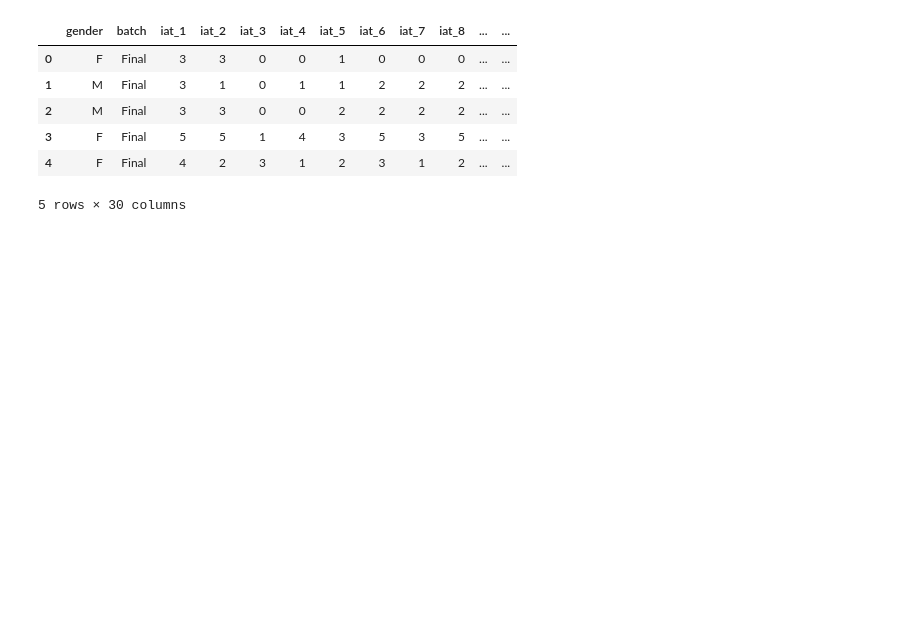
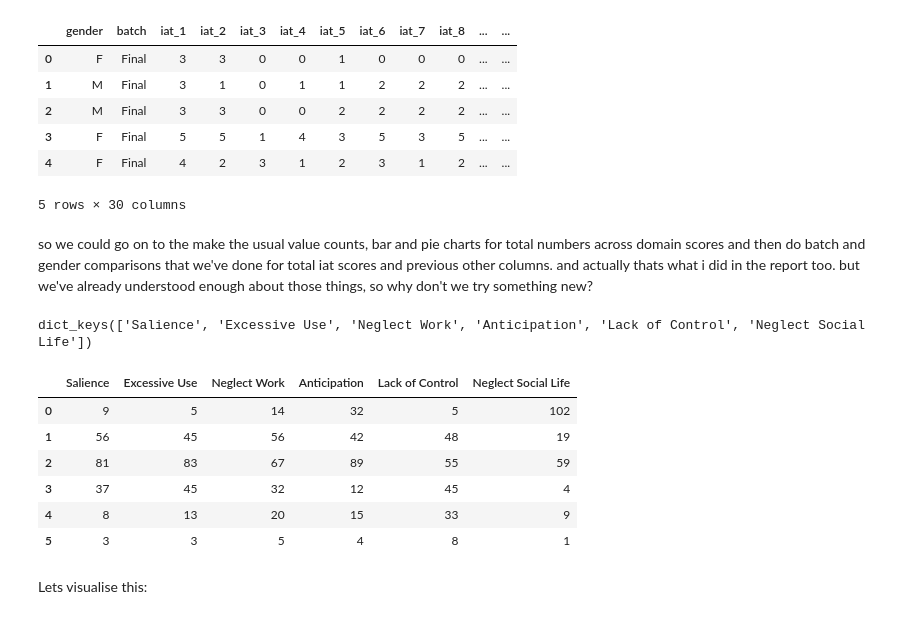
Before and after one commit to akankshazc/sts_iad, a Jupyter notebook: 3_iat.ipynb, the cells around one changed output. Saved outputs shown, nothing was run; the diff lists cells and outputs as text; code cells hidden in the pictures; blank space fills up the shorter version.

Commit message:
Add analysis for IAT domain scores across domains and batches

```diff
--- a/3_iat.ipynb
+++ b/3_iat.ipynb
@@ -215,0 +216,22 @@ label_dict = {}
+# %% [markdown]
+so we could go on to the make the usual value counts, bar and pie charts for total numbers across domain scores and then do batch and gender comparisons that we've done for total iat scores and previous other columns. and actually thats what i did in the report too. but we've already understood enough about those things, so why don't we try something new?
+# %%
+domains = domain_dict.keys()
+domains
+# %% [output]
+dict_keys(['Salience', 'Excessive Use', 'Neglect Work', 'Anticipation', 'Lack of Control', 'Neglect Social Life'])
+# %%
+# Convert list of series to DataFrame with domain names as index
+domain_counts_df = pd.concat([df[domain].value_counts() for domain in domains],
+                            keys=domains, axis=1).sort_index()
+domain_counts_df
+# %% [output]
+|  | Salience | Excessive Use | Neglect Work | Anticipation | Lack of Control | Neglect Social Life |
+| 0 | 9 | 5 | 14 | 32 | 5 | 102 |
+| 1 | 56 | 45 | 56 | 42 | 48 | 19 |
+| 2 | 81 | 83 | 67 | 89 | 55 | 59 |
+| 3 | 37 | 45 | 32 | 12 | 45 | 4 |
+| 4 | 8 | 13 | 20 | 15 | 33 | 9 |
+| 5 | 3 | 3 | 5 | 4 | 8 | 1 |
+# %% [markdown]
+Lets visualise this:
```
Also changed, not shown: parts of 16 cells of this notebook.
